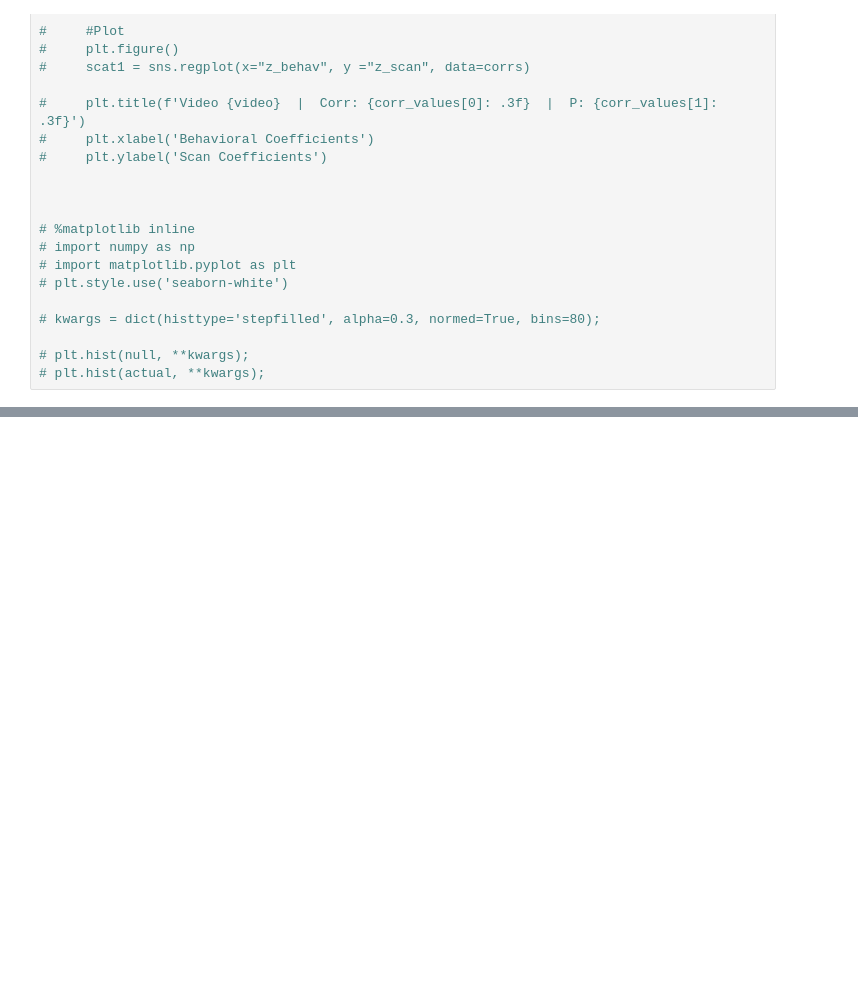
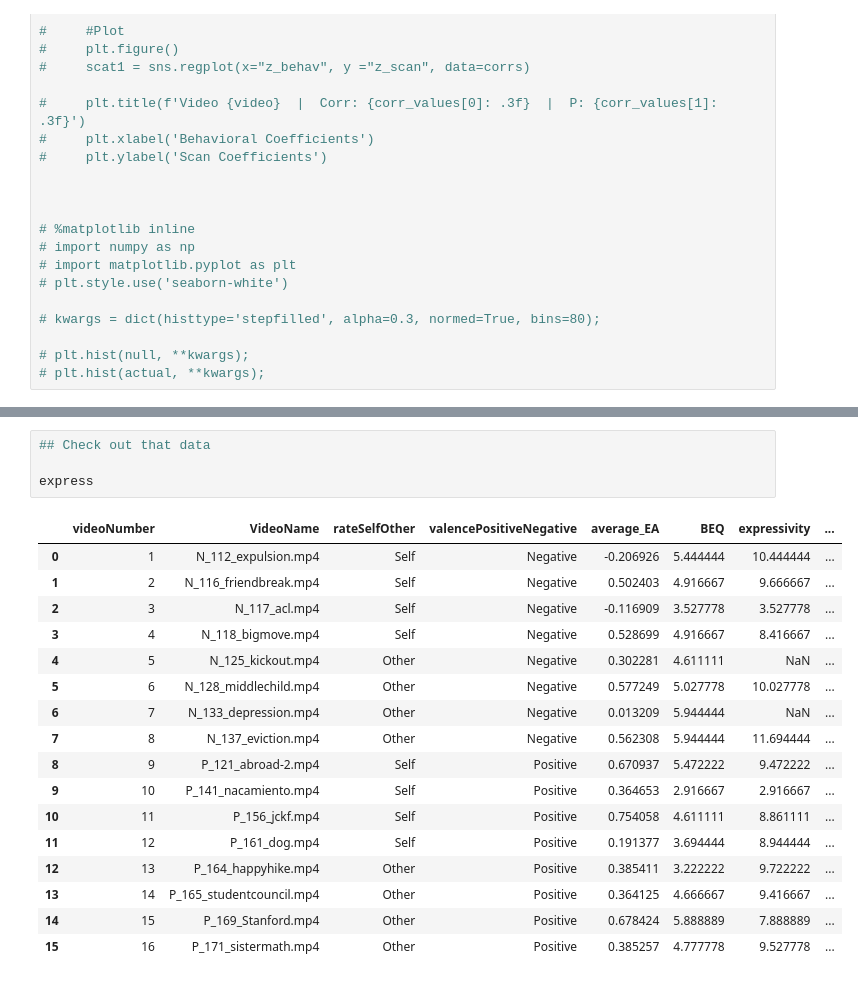
Before and after one commit to Marissa-Clark/EmpathicAccuracy_ISC, a Jupyter notebook: 21_Correlation_Analysis.ipynb, the cells around one changed output, grey strips where cells are left out. Saved outputs shown, nothing was run; the diff lists cells and outputs as text; blank space fills up the shorter version.

```diff
--- a/21_Correlation_Analysis.ipynb
+++ b/21_Correlation_Analysis.ipynb
@@ -178,0 +176,22 @@ scipy.stats.pearsonr(express['BEQ'], express['z_scan'])
+# %%
+## Check out that data
+
+express
+# %% [output]
+|  | videoNumber | VideoName | rateSelfOther | valencePositiveNegative | average_EA | BEQ | expressivity | ... |
+| 0 | 1 | N_112_expulsion.mp4 | Self | Negative | -0.206926 | 5.444444 | 10.444444 | ... |
+| 1 | 2 | N_116_friendbreak.mp4 | Self | Negative | 0.502403 | 4.916667 | 9.666667 | ... |
+| 2 | 3 | N_117_acl.mp4 | Self | Negative | -0.116909 | 3.527778 | 3.527778 | ... |
+| 3 | 4 | N_118_bigmove.mp4 | Self | Negative | 0.528699 | 4.916667 | 8.416667 | ... |
+| 4 | 5 | N_125_kickout.mp4 | Other | Negative | 0.302281 | 4.611111 | NaN | ... |
+| 5 | 6 | N_128_middlechild.mp4 | Other | Negative | 0.577249 | 5.027778 | 10.027778 | ... |
+| 6 | 7 | N_133_depression.mp4 | Other | Negative | 0.013209 | 5.944444 | NaN | ... |
+| 7 | 8 | N_137_eviction.mp4 | Other | Negative | 0.562308 | 5.944444 | 11.694444 | ... |
+| 8 | 9 | P_121_abroad-2.mp4 | Self | Positive | 0.670937 | 5.472222 | 9.472222 | ... |
+| 9 | 10 | P_141_nacamiento.mp4 | Self | Positive | 0.364653 | 2.916667 | 2.916667 | ... |
+| 10 | 11 | P_156_jckf.mp4 | Self | Positive | 0.754058 | 4.611111 | 8.861111 | ... |
+| 11 | 12 | P_161_dog.mp4 | Self | Positive | 0.191377 | 3.694444 | 8.944444 | ... |
+| 12 | 13 | P_164_happyhike.mp4 | Other | Positive | 0.385411 | 3.222222 | 9.722222 | ... |
+| 13 | 14 | P_165_studentcouncil.mp4 | Other | Positive | 0.364125 | 4.666667 | 9.416667 | ... |
+| 14 | 15 | P_169_Stanford.mp4 | Other | Positive | 0.678424 | 5.888889 | 7.888889 | ... |
+| 15 | 16 | P_171_sistermath.mp4 | Other | Positive | 0.385257 | 4.777778 | 9.527778 | ... |
```
Also changed, not shown: parts of 8 cells of this notebook, 7 other files.
